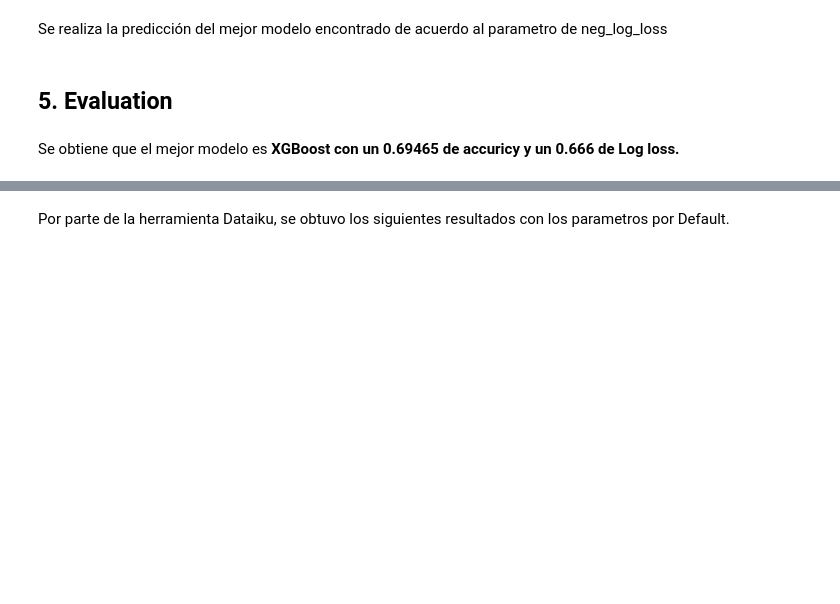
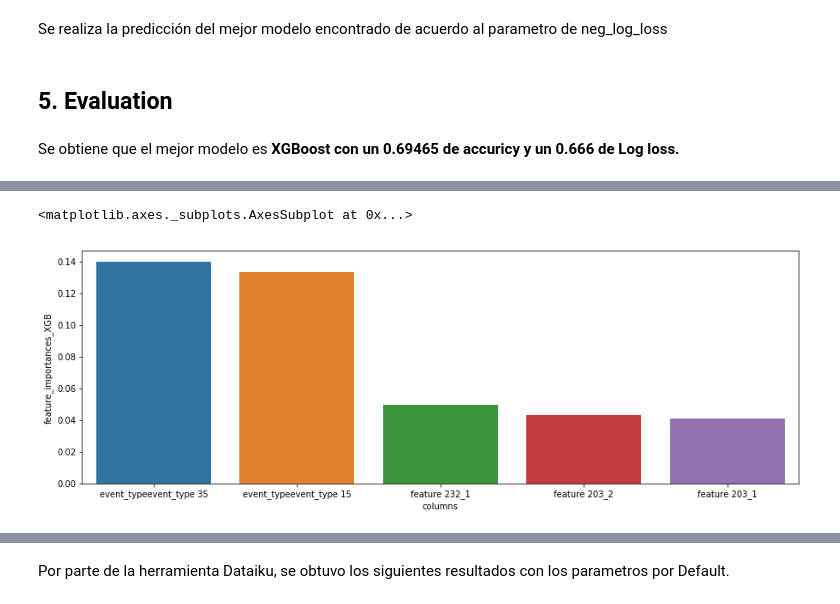
Before and after one commit to Zurishadday/pr_kaggle, a Jupyter notebook: Analisis_Descriptivo.ipynb, the cells around one changed output, grey strips where cells are left out. Saved outputs shown, nothing was run; the diff lists cells and outputs as text; code cells hidden in the pictures; blank space fills up the shorter version.

Commit message:
feature_importance

```diff
--- a/Analisis_Descriptivo.ipynb
+++ b/Analisis_Descriptivo.ipynb
@@ -343,9 +290,10 @@ crostable = list(map(lambda x: pd.crosstab(index=lf2["fault_severity"],columns=l
 chi2 = list(range(0,len(crostable)))
 p = list(range(0,len(crostable)))
 ddof = list(range(0,len(crostable)))
-expected = list(range(0,len(crostable)))
-#count = range(0,len(crostable))
-#chi2, p, ddof, expected = list(map(lambda x: scipy.stats.chi2_contingency(crostable[x]),count))
+expected =  list(range(0,len(crostable)))
 
 for i in range(0,len(crostable)):
     chi2[i], p[i], ddof[i], expected[i] = scipy.stats.chi2_contingency(crostable[i])
+
+corrmatrix = pd.DataFrame({'p':p,'col':col})
+importance_col = corrmatrix.loc[corrmatrix.p<0.05].col
@@ -375,7 +339,8 @@ from sklearn.preprocessing import StandardScaler
 #X = t.drop(columns=['fault_severity'])
 #y = t['fault_severity']
 
-X = lf.drop(columns=['fault_severity','id','location'])
+#X = lf.drop(columns=['fault_severity','id','location'])
+X = lf[importance_col]
 y = lf['fault_severity']
 
 # tomo una muestra estratificada del 20%
@@ -460,7 +425,7 @@ scaler.fit(X_train)
 X_train_s = scaler.transform(X_train)
 X_test_s = scaler.transform(X_test)
 # %%
-GS_Logit.fit(X_train_s,y_train)
+GS_Logit.fit(X_train,y_train)
 GS_XGBoost.fit(X_train,y_train)
 GS_RFC.fit(X_train,y_train)
 
@@ -523,0 +489,2 @@ log_loss(y_test,y_prob_XGBoost)
+# %%
+XGB_importance = pd.DataFrame({'columns':importance_col,'feature_importances_XGB': Best_XGBoost.feature_importances_})
@@ -523,0 +505,7 @@ log_loss(y_test,y_prob_XGBoost)
+# %%
+plt.figure(figsize=(15, 5))
+sns.barplot(x="columns", y="feature_importances_XGB",
+                 data=XGB_importance.sort_values(by='feature_importances_XGB', ascending=False)[0:5], dodge=False)
+# %% [output]
+<matplotlib.axes._subplots.AxesSubplot at 0x...>
+[figure, added]
```
Also changed, not shown: parts of 23 cells of this notebook.
